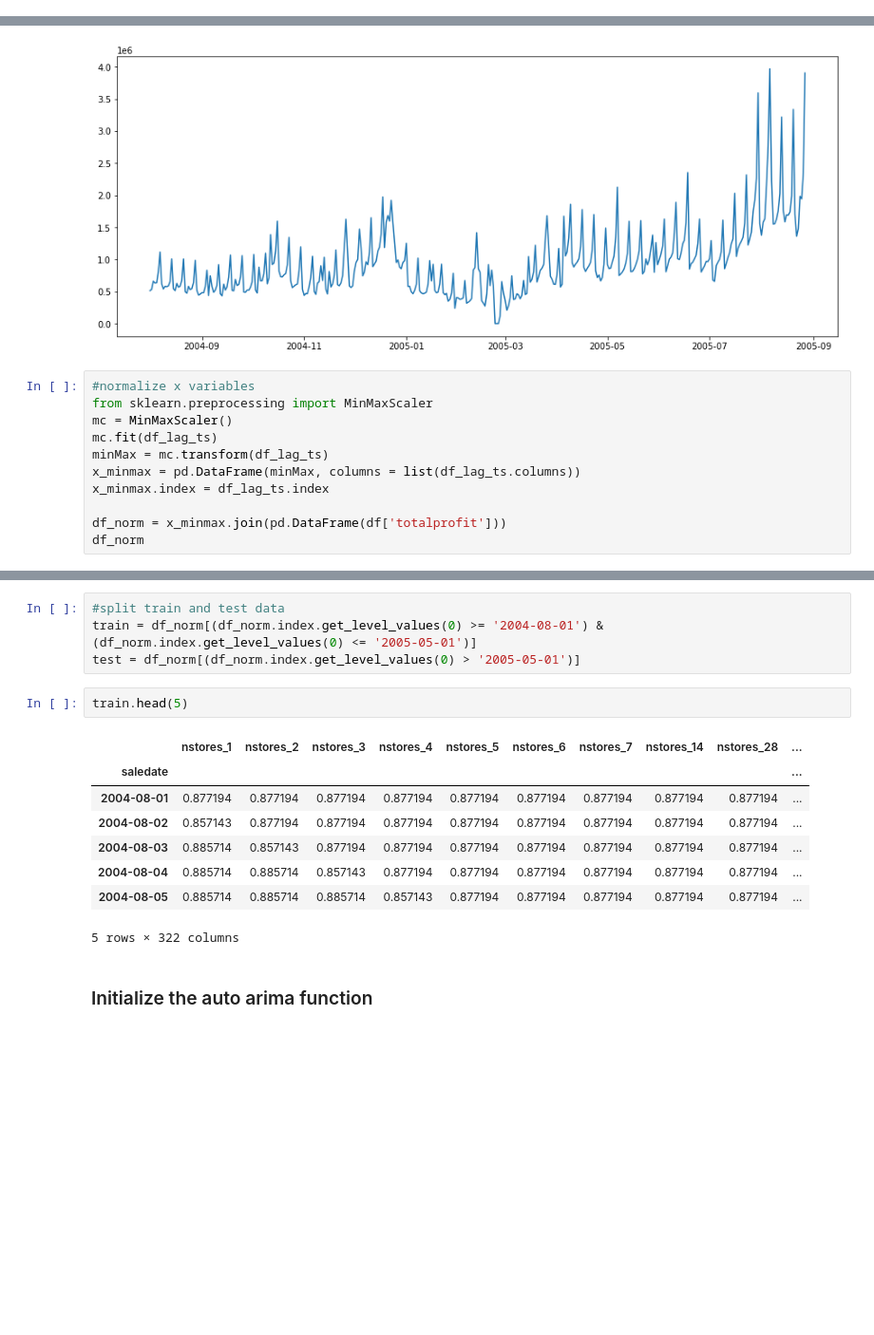
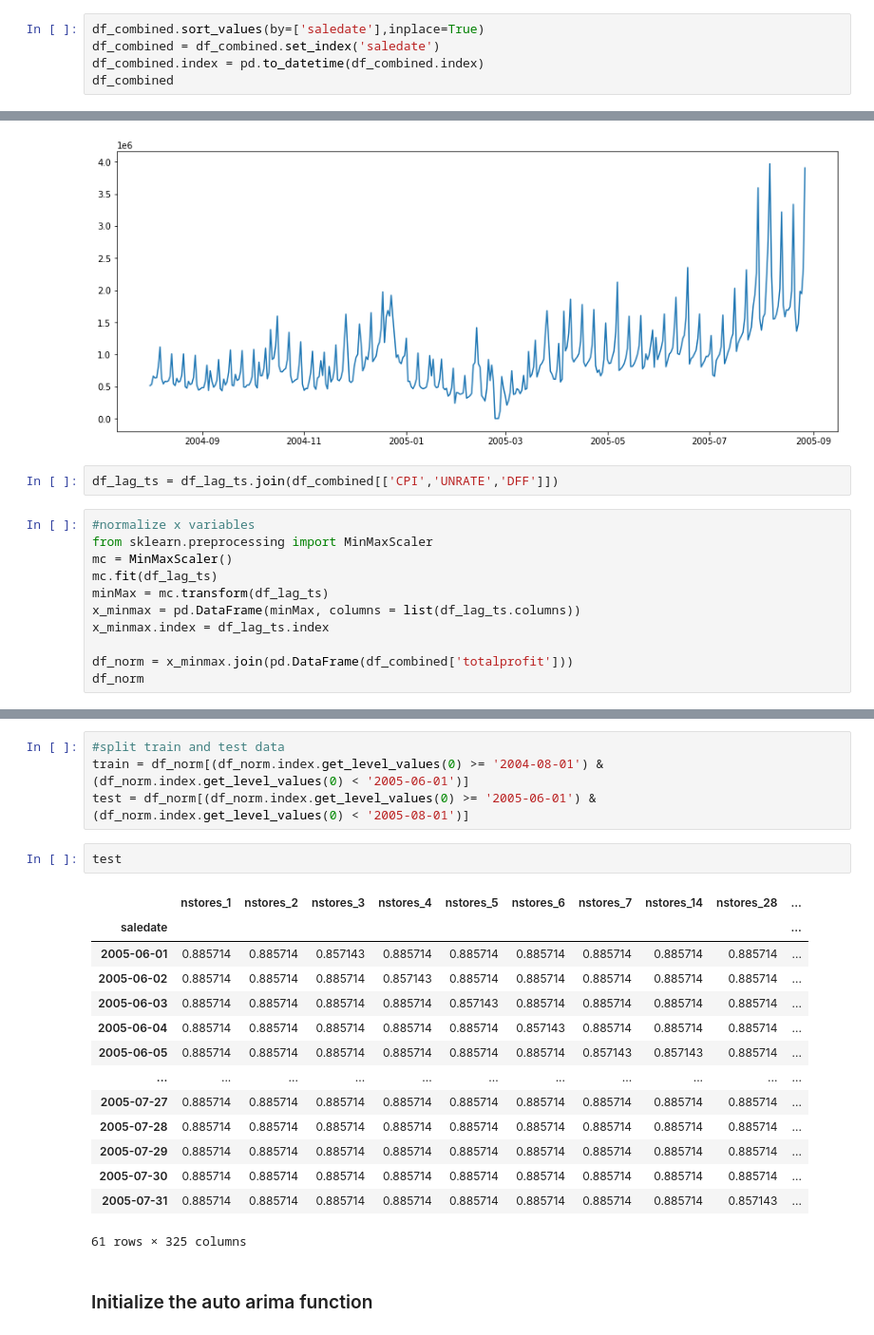
Before and after one commit to ychen595/MSiA_400_G12, a Jupyter notebook: 05_Modeling/SARIMAX_model.ipynb, the cells around one changed output, grey strips where cells are left out. Shown at 95% size. Cells and saved outputs as stored; diff of their text form; blank space fills up the shorter version.

```diff
--- a/05_Modeling/SARIMAX_model.ipynb
+++ b/05_Modeling/SARIMAX_model.ipynb
@@ -52,0 +97,5 @@ df.head(5)
+# %%
+df_combined.sort_values(by=['saledate'],inplace=True)
+df_combined = df_combined.set_index('saledate')
+df_combined.index = pd.to_datetime(df_combined.index)
+df_combined
@@ -178,6 +228,8 @@ plt.plot(df.totalprofit)
 plt.show()
 # %% [output]
 [figure]
+# %%
+df_lag_ts = df_lag_ts.join(df_combined[['CPI','UNRATE','DFF']])
 # %%
 #normalize x variables
 from sklearn.preprocessing import MinMaxScaler
@@ -187,7 +239,7 @@ minMax = mc.transform(df_lag_ts)
 x_minmax = pd.DataFrame(minMax, columns = list(df_lag_ts.columns))
 x_minmax.index = df_lag_ts.index
 
-df_norm = x_minmax.join(pd.DataFrame(df['totalprofit']))
+df_norm = x_minmax.join(pd.DataFrame(df_combined['totalprofit']))
 df_norm
 # %% [output]
 |  | nstores_1 | nstores_2 | nstores_3 | nstores_4 | nstores_5 | nstores_6 | nstores_7 | nstores_14 | nstores_28 | ... |
@@ -207,18 +294,24 @@ df_norm
 # %%
 #split train and test data
-train = df_norm[(df_norm.index.get_level_values(0) >= '2004-08-01') & (df_norm.index.get_level_values(0) <= '2005-05-01')]
-test = df_norm[(df_norm.index.get_level_values(0) > '2005-05-01')]
+train = df_norm[(df_norm.index.get_level_values(0) >= '2004-08-01') & (df_norm.index.get_level_values(0) < '2005-06-01')]
+test = df_norm[(df_norm.index.get_level_values(0) >= '2005-06-01') & (df_norm.index.get_level_values(0) < '2005-08-01')]
 # %%
-train.head(5)
+test
 # %% [output]
 |  | nstores_1 | nstores_2 | nstores_3 | nstores_4 | nstores_5 | nstores_6 | nstores_7 | nstores_14 | nstores_28 | ... |
 | saledate |  |  |  |  |  |  |  |  |  | ... |
-| 2004-08-01 | 0.877194 | 0.877194 | 0.877194 | 0.877194 | 0.877194 | 0.877194 | 0.877194 | 0.877194 | 0.877194 | ... |
-| 2004-08-02 | 0.857143 | 0.877194 | 0.877194 | 0.877194 | 0.877194 | 0.877194 | 0.877194 | 0.877194 | 0.877194 | ... |
-| 2004-08-03 | 0.885714 | 0.857143 | 0.877194 | 0.877194 | 0.877194 | 0.877194 | 0.877194 | 0.877194 | 0.877194 | ... |
-| 2004-08-04 | 0.885714 | 0.885714 | 0.857143 | 0.877194 | 0.877194 | 0.877194 | 0.877194 | 0.877194 | 0.877194 | ... |
-| 2004-08-05 | 0.885714 | 0.885714 | 0.885714 | 0.857143 | 0.877194 | 0.877194 | 0.877194 | 0.877194 | 0.877194 | ... |
+| 2005-06-01 | 0.885714 | 0.885714 | 0.857143 | 0.885714 | 0.885714 | 0.885714 | 0.885714 | 0.885714 | 0.885714 | ... |
+| 2005-06-02 | 0.885714 | 0.885714 | 0.885714 | 0.857143 | 0.885714 | 0.885714 | 0.885714 | 0.885714 | 0.885714 | ... |
+| 2005-06-03 | 0.885714 | 0.885714 | 0.885714 | 0.885714 | 0.857143 | 0.885714 | 0.885714 | 0.885714 | 0.885714 | ... |
+| 2005-06-04 | 0.885714 | 0.885714 | 0.885714 | 0.885714 | 0.885714 | 0.857143 | 0.885714 | 0.885714 | 0.885714 | ... |
+| 2005-06-05 | 0.885714 | 0.885714 | 0.885714 | 0.885714 | 0.885714 | 0.885714 | 0.857143 | 0.857143 | 0.885714 | ... |
+| ... | ... | ... | ... | ... | ... | ... | ... | ... | ... | ... |
+| 2005-07-27 | 0.885714 | 0.885714 | 0.885714 | 0.885714 | 0.885714 | 0.885714 | 0.885714 | 0.885714 | 0.885714 | ... |
+| 2005-07-28 | 0.885714 | 0.885714 | 0.885714 | 0.885714 | 0.885714 | 0.885714 | 0.885714 | 0.885714 | 0.885714 | ... |
+| 2005-07-29 | 0.885714 | 0.885714 | 0.885714 | 0.885714 | 0.885714 | 0.885714 | 0.885714 | 0.885714 | 0.885714 | ... |
+| 2005-07-30 | 0.885714 | 0.885714 | 0.885714 | 0.885714 | 0.885714 | 0.885714 | 0.885714 | 0.885714 | 0.885714 | ... |
+| 2005-07-31 | 0.885714 | 0.885714 | 0.885714 | 0.885714 | 0.885714 | 0.885714 | 0.885714 | 0.885714 | 0.857143 | ... |
-5 rows × 322 columns
+61 rows × 325 columns
 # %% [markdown]
 ### Initialize the auto arima function
 # %%
```
Also changed, not shown: parts of 21 cells of this notebook.
